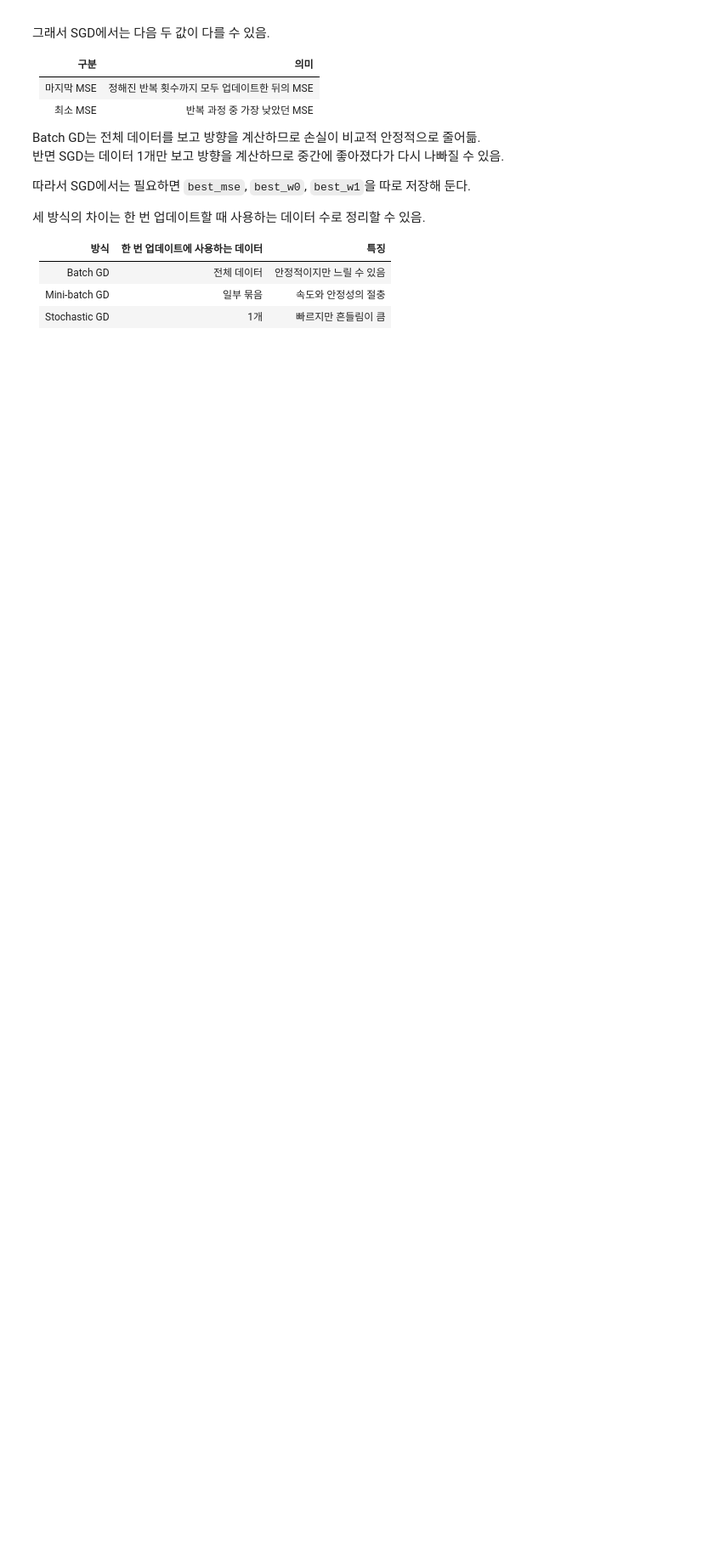
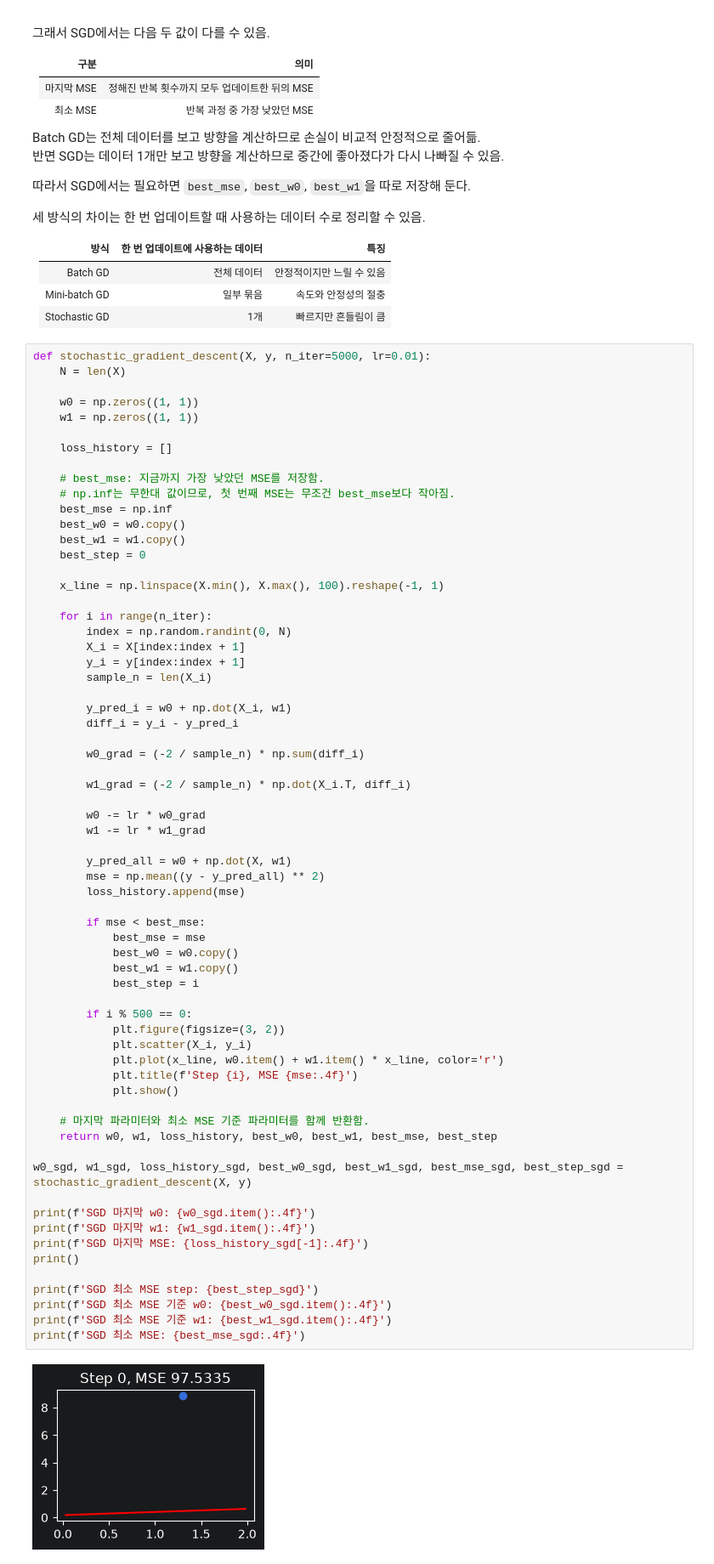
Before and after one commit to RabbitTasteDog-PRO/06_machine_learning, a Jupyter notebook: 02_regression/05_gradient_descent.ipynb, the cells around one changed output. Shown at 85% size. Saved outputs shown, nothing was run; the diff lists cells and outputs as text; blank space fills up the shorter version.

```diff
--- a/02_regression/05_gradient_descent.ipynb
+++ b/02_regression/05_gradient_descent.ipynb
@@ -644,3 +644,70 @@ Batch GD는 전체 데이터를 보고 방향을 계산하므로 손실이 비
 | Batch GD | 전체 데이터 | 안정적이지만 느릴 수 있음 |
 | Mini-batch GD | 일부 묶음 | 속도와 안정성의 절충 |
 | Stochastic GD | 1개 | 빠르지만 흔들림이 큼 |
+# %%
+def stochastic_gradient_descent(X, y, n_iter=5000, lr=0.01):
+    N = len(X)
+
+    w0 = np.zeros((1, 1))
+    w1 = np.zeros((1, 1))
+
+    loss_history = []
+
+    # best_mse: 지금까지 가장 낮았던 MSE를 저장함.
+    # np.inf는 무한대 값이므로, 첫 번째 MSE는 무조건 best_mse보다 작아짐.
+    best_mse = np.inf
+    best_w0 = w0.copy()
+    best_w1 = w1.copy()
+    best_step = 0
+
+    x_line = np.linspace(X.min(), X.max(), 100).reshape(-1, 1)
+
+    for i in range(n_iter):
+        index = np.random.randint(0, N)
+        X_i = X[index:index + 1]
+        y_i = y[index:index + 1]
+        sample_n = len(X_i)
+
+        y_pred_i = w0 + np.dot(X_i, w1)
+        diff_i = y_i - y_pred_i
+
+        w0_grad = (-2 / sample_n) * np.sum(diff_i)
+
+        w1_grad = (-2 / sample_n) * np.dot(X_i.T, diff_i)
+
+        w0 -= lr * w0_grad
+        w1 -= lr * w1_grad
+
+        y_pred_all = w0 + np.dot(X, w1)
+        mse = np.mean((y - y_pred_all) ** 2)
+        loss_history.append(mse)
+
+        if mse < best_mse:
+            best_mse = mse
+            best_w0 = w0.copy()
+            best_w1 = w1.copy()
+            best_step = i
+
+        if i % 500 == 0:
+            plt.figure(figsize=(3, 2))
+            plt.scatter(X_i, y_i)
+            plt.plot(x_line, w0.item() + w1.item() * x_line, color='r')
+            plt.title(f'Step {i}, MSE {mse:.4f}')
+            plt.show()
+
+    # 마지막 파라미터와 최소 MSE 기준 파라미터를 함께 반환함.
+    return w0, w1, loss_history, best_w0, best_w1, best_mse, best_step
+
+w0_sgd, w1_sgd, loss_history_sgd, best_w0_sgd, best_w1_sgd, best_mse_sgd, best_step_sgd = stochastic_gradient_descent(X, y)
+
+print(f'SGD 마지막 w0: {w0_sgd.item():.4f}')
+print(f'SGD 마지막 w1: {w1_sgd.item():.4f}')
+print(f'SGD 마지막 MSE: {loss_history_sgd[-1]:.4f}')
+print()
+
+print(f'SGD 최소 MSE step: {best_step_sgd}')
+print(f'SGD 최소 MSE 기준 w0: {best_w0_sgd.item():.4f}')
+print(f'SGD 최소 MSE 기준 w1: {best_w1_sgd.item():.4f}')
+print(f'SGD 최소 MSE: {best_mse_sgd:.4f}')
+# %% [output]
+[figure, added]
```
Also changed, not shown: parts of 1 cell of this notebook.
